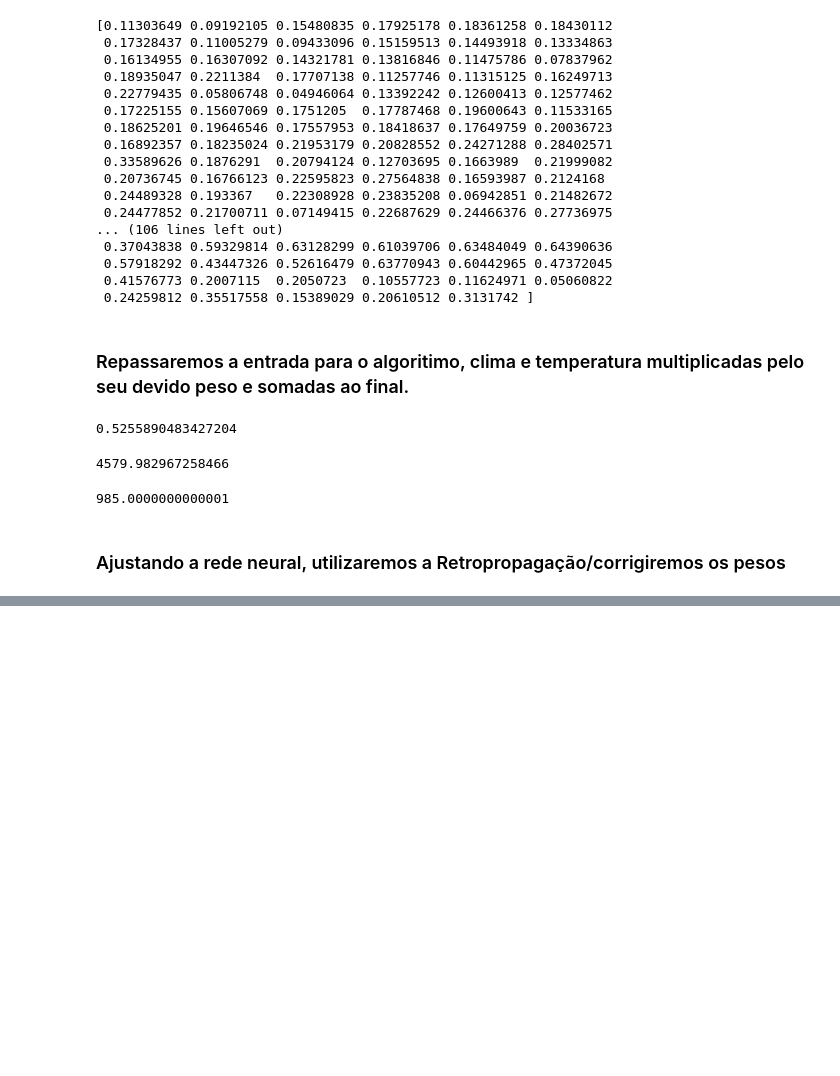
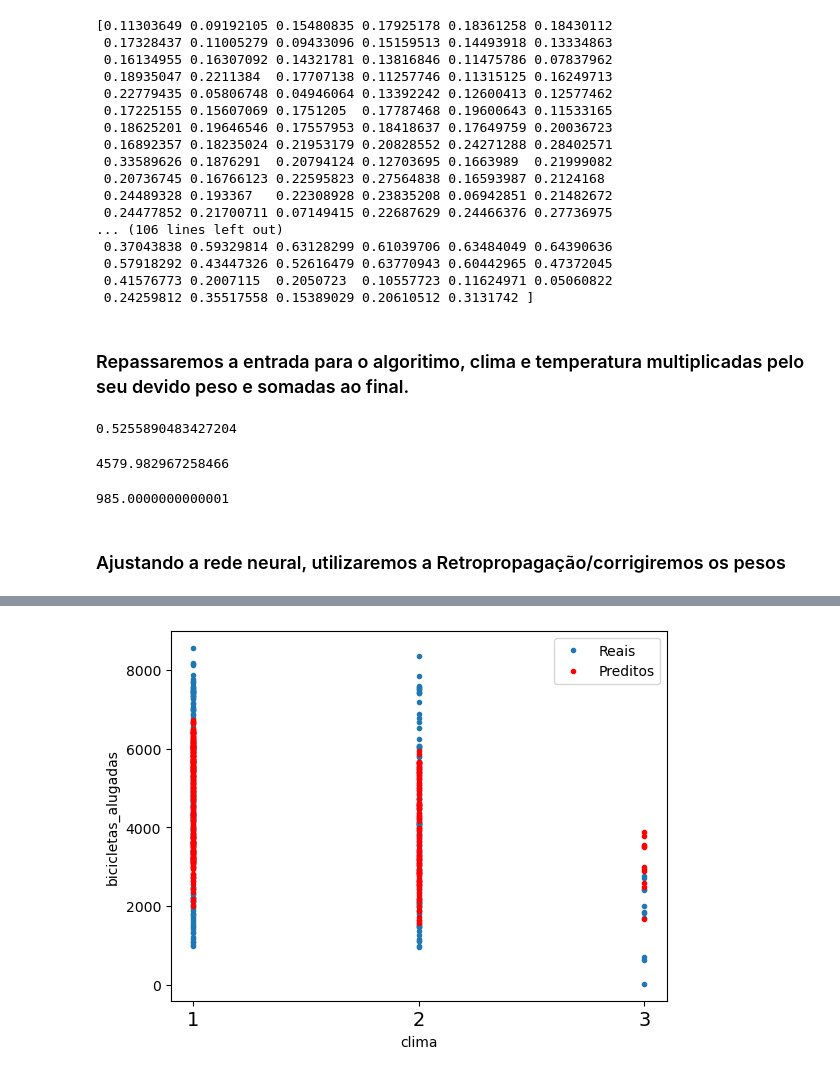
Before and after one commit to Renato-Ribeiroo/Cursos-Python, a Jupyter notebook: Curso Machine Learning Avançada/Regressão implemente uma rede neural com numpy/Alura Bike.ipynb, the cells around one changed output, grey strips where cells are left out. Cells and saved outputs as stored; diff of their text form; code cells hidden in the pictures; blank space fills up the shorter version.

```diff
--- a/Curso Machine Learning Avançada/Regressão implemente uma rede neural com numpy/Alura Bike.ipynb
+++ b/Curso Machine Learning Avançada/Regressão implemente uma rede neural com numpy/Alura Bike.ipynb
@@ -255,0 +389,13 @@ def retropropagacao_total(Y_predito, Y, memoria, valores_parametros, arquitetura
+# %%
+#plotando a previsão, bicicletas alugadas vs clima
+plt.plot(3*np.transpose(X_teste)[0],ymax*y_teste,'.')
+plt.plot(3*np.transpose(X_teste)[0],ymax*Y_pred.reshape([-1,1]),'.r')
+plt.legend(['Reais','Preditos'])
+plt.ylabel('bicicletas_alugadas')
+plt.xlabel('clima')
+plt.rcParams.update({'font.size': 22})
+indice=[1,2,3]
+plt.xticks(indice, fontsize=14)
+plt.show()
+# %% [output]
+[figure, added]
```
Also changed, not shown: parts of 13 cells of this notebook.
